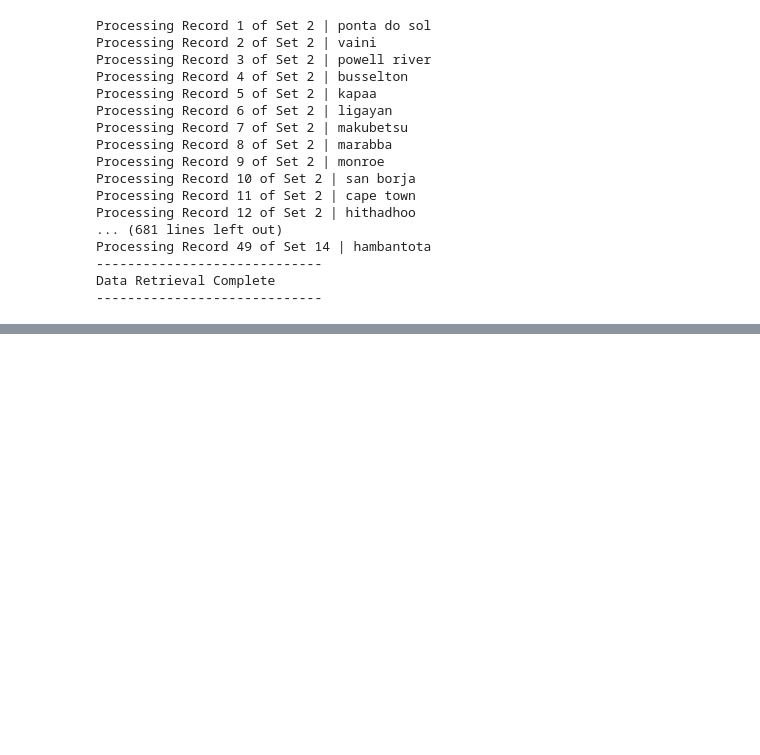
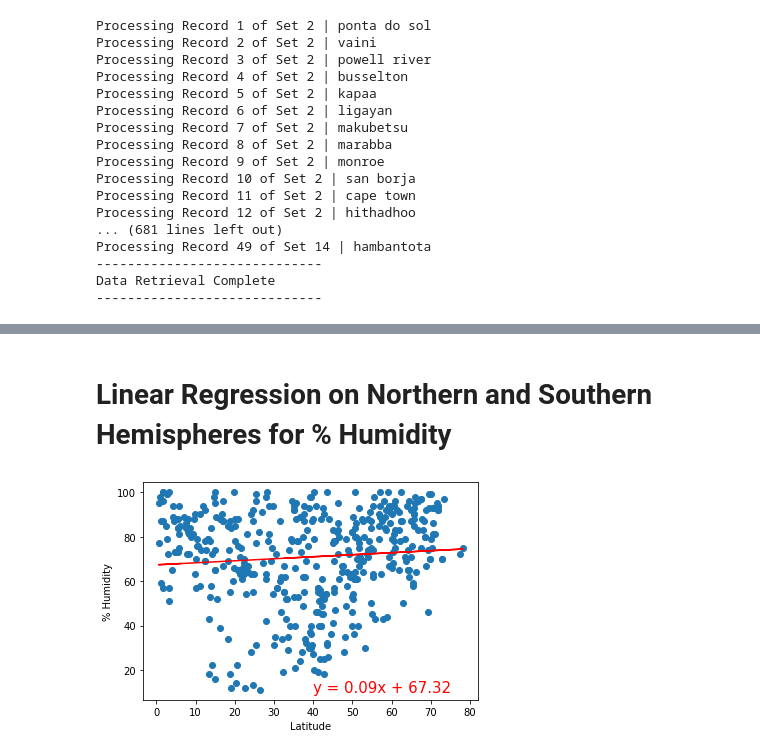
Before and after one commit to banasibb/World_Weather_Analysis, a Jupyter notebook: WeatherPy.ipynb, the cells around one changed output, grey strips where cells are left out. Saved outputs shown, nothing was run; the diff lists cells and outputs as text; code cells hidden in the pictures; blank space fills up the shorter version.

```diff
--- a/WeatherPy.ipynb
+++ b/WeatherPy.ipynb
@@ -266,0 +412,12 @@ plt.show()
+# %% [markdown]
+# Linear Regression on Northern and Southern Hemispheres for % Humidity
+# %%
+# Linear regression on the Northern Hemisphere
+x_values = northern_hemi_df["Lat"]
+y_values = northern_hemi_df["Humidity"]
+# Call the function.
+plot_linear_regression(x_values, y_values,
+                       'Linear Regression on the Northern Hemisphere \
+                        for % Humidity', 'Wind',(40,10))
+# %% [output]
+[figure, added]
```
Also changed, not shown: parts of 38 cells of this notebook.
